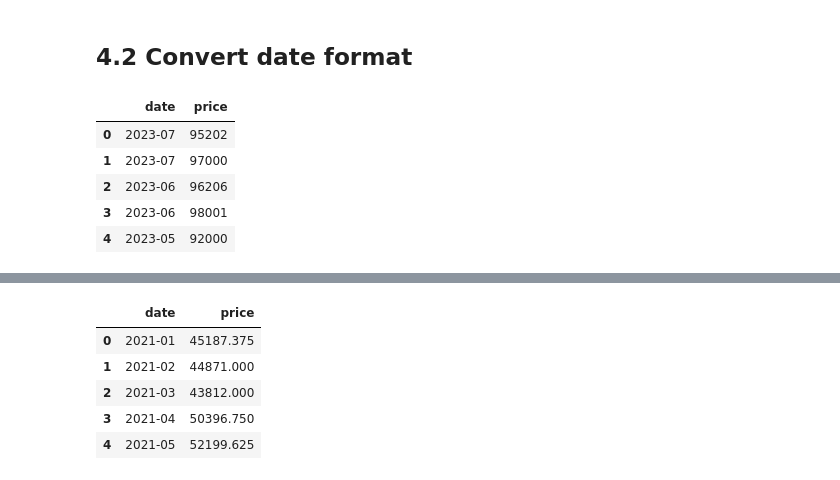
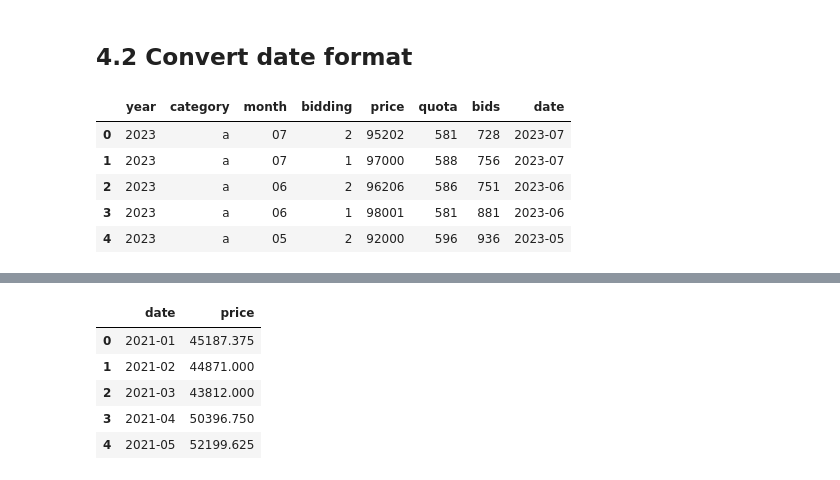
Before and after one commit to StephanieMussi/5228-group21-project, a Jupyter notebook: 1_Auxiliary_Attributes.ipynb, the cells around one changed output, grey strips where cells are left out. Drawn from its saved outputs; the diff is of its cells as text; code cells hidden in the pictures.

```diff
--- a/1_Auxiliary_Attributes.ipynb
+++ b/1_Auxiliary_Attributes.ipynb
@@ -237,13 +237,12 @@ Number of COE records: 248
 # %%
 d = {'january':'01', 'february':'02', 'march':'03', 'april':'04', 'may':'05', 'june':'06', 'july':'07', 'august':'08', 'september':'09', 'october':'10', 'november':'11', 'december':'12'}
 df_coe['month'] = df_coe['month'].map(d)
 df_coe['date'] = df_coe['year'].astype(str) + '-' + df_coe['month']
-df_coe = df_coe[['date', 'price']]
 df_coe.head()
 # %% [output]
-|  | date | price |
-| 0 | 2023-07 | 95202 |
-| 1 | 2023-07 | 97000 |
-| 2 | 2023-06 | 96206 |
-| 3 | 2023-06 | 98001 |
-| 4 | 2023-05 | 92000 |
+|  | year | category | month | bidding | price | quota | bids | date |
+| 0 | 2023 | a | 07 | 2 | 95202 | 581 | 728 | 2023-07 |
+| 1 | 2023 | a | 07 | 1 | 97000 | 588 | 756 | 2023-07 |
+| 2 | 2023 | a | 06 | 2 | 96206 | 586 | 751 | 2023-06 |
+| 3 | 2023 | a | 06 | 1 | 98001 | 581 | 881 | 2023-06 |
+| 4 | 2023 | a | 05 | 2 | 92000 | 596 | 936 | 2023-05 |
```
Also changed, not shown: parts of 13 cells of this notebook.
